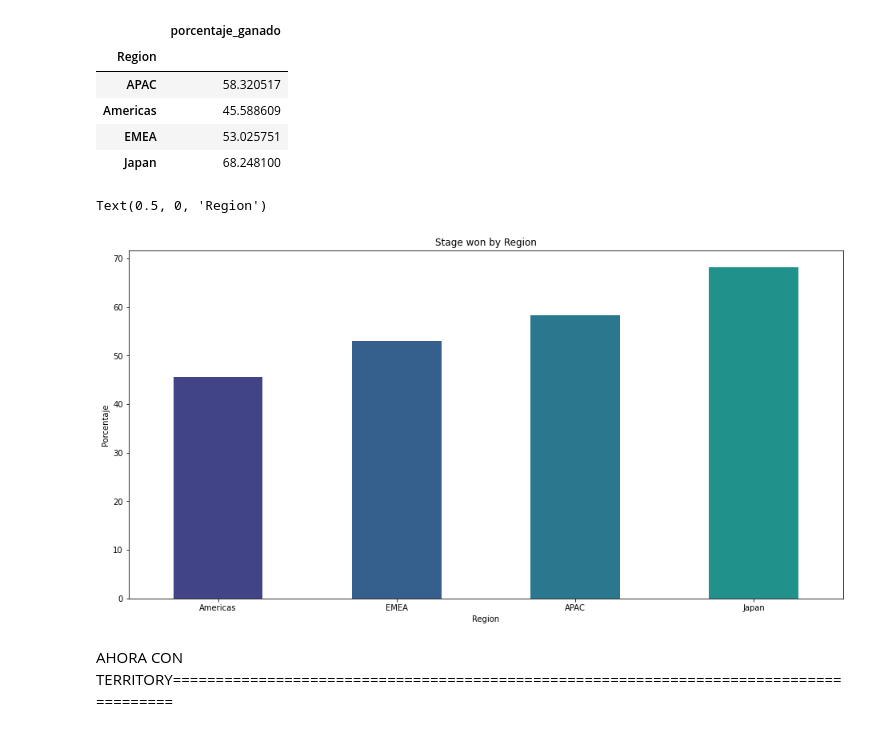
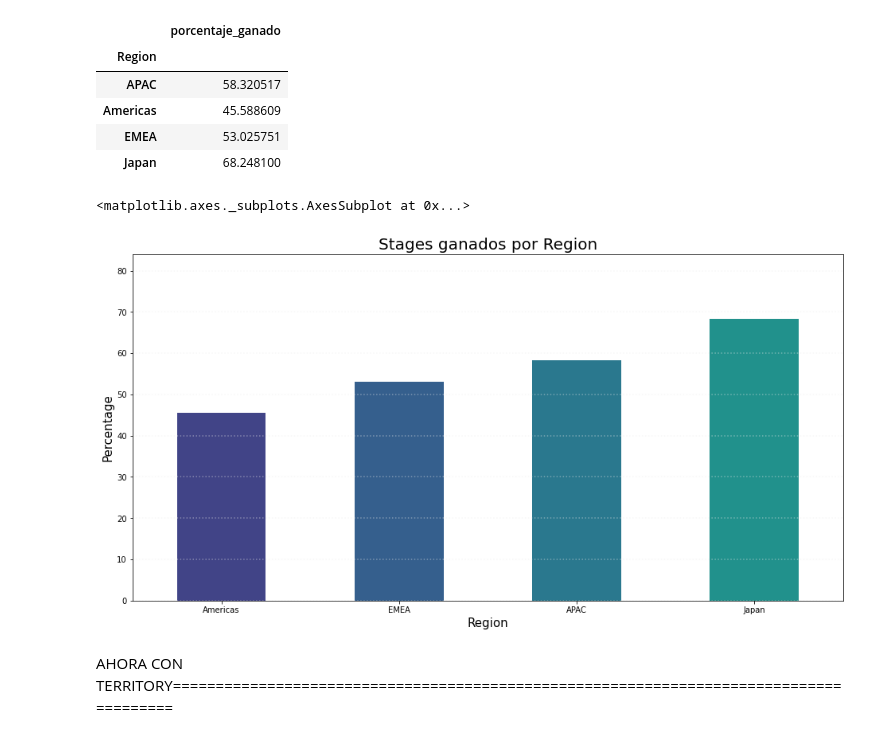
Before and after one commit to BautistaXifro/Datos, a Jupyter notebook: Analisis/Tp1-TerritorioYRegion.ipynb, the cells around one changed output. Cells and saved outputs as stored; diff of their text form; code cells hidden in the pictures.

Commit message:
acomodando los graficos

```diff
--- a/Analisis/Tp1-TerritorioYRegion.ipynb
+++ b/Analisis/Tp1-TerritorioYRegion.ipynb
@@ -302,13 +303,20 @@ grafico_region
 | Japan | 68.248100 |
 # %%
 #rot= 360 para que me queden horizontal los nombres de las regiones
-grafico_region['porcentaje_ganado'].sort_values().plot( color = colores, kind ='bar',figsize=(16,8),rot= 360, title='Stage won by Region');
+grafico = grafico_region['porcentaje_ganado'].sort_values().plot( color = colores, kind ='bar',figsize=(16,8),rot= 360);
 ax=plt.gca()
-ax.set_ylabel('Porcentaje')
-ax.set_xlabel('Region')
+ax.set_title('Stages ganados por Region',fontsize=20)
+ax.set_ylabel('Percentage',fontsize=15)
+ax.set_xlabel('Region',fontsize=15)
+
+lineas = grafico.get_yticks()
+for i in lineas:
+      grafico.axhline(y=i, linestyle=':', alpha=0.4, color='#eeeeee')
+
+grafico
 # %% [output]
-Text(0.5, 0, 'Region')
+<matplotlib.axes._subplots.AxesSubplot at 0x...>
-[figure, old version]
+[figure, new version]
 # %% [markdown]
 AHORA CON TERRITORY=======================================================================================
 # %%
```
Also changed, not shown: parts of 11 cells of this notebook.
